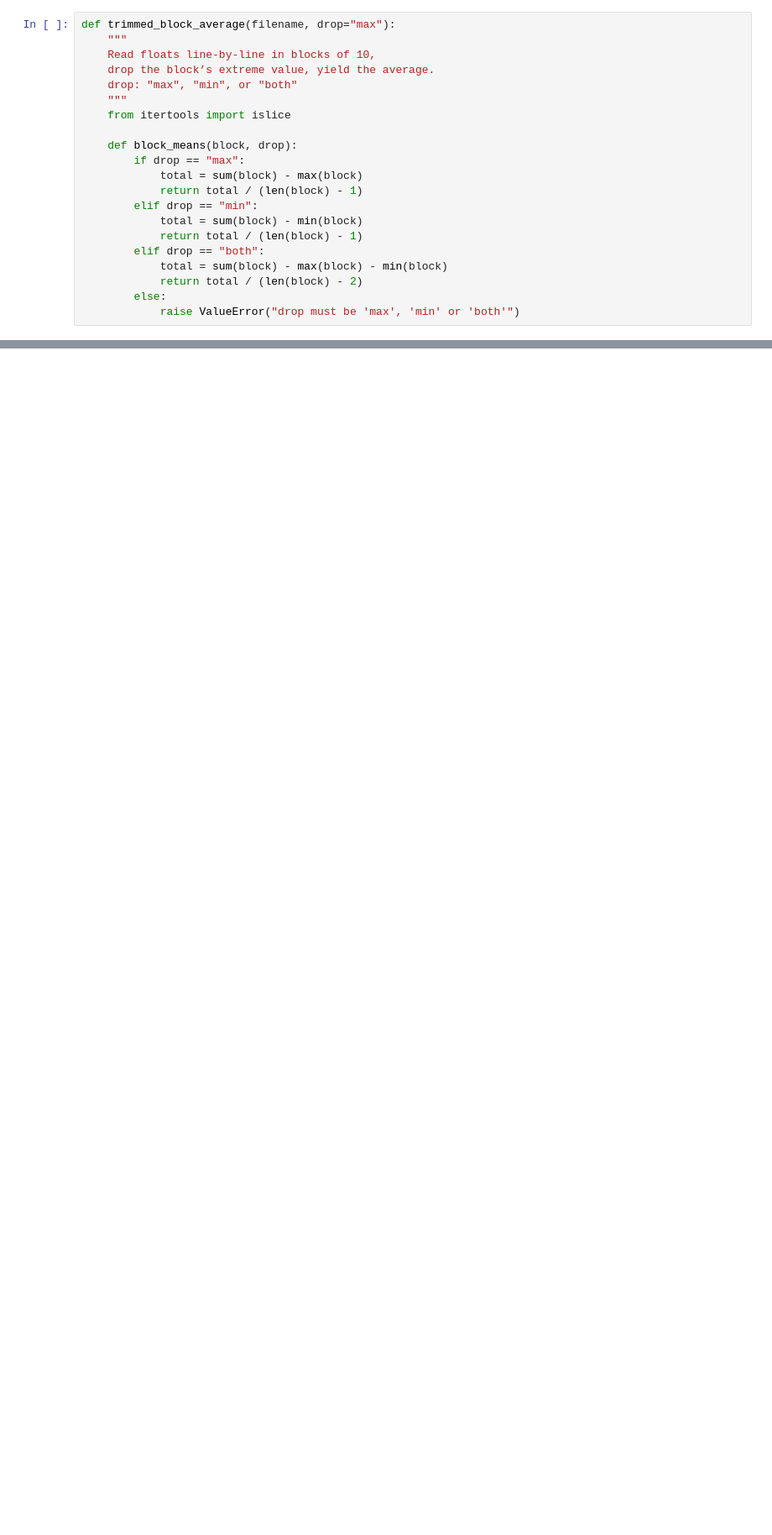
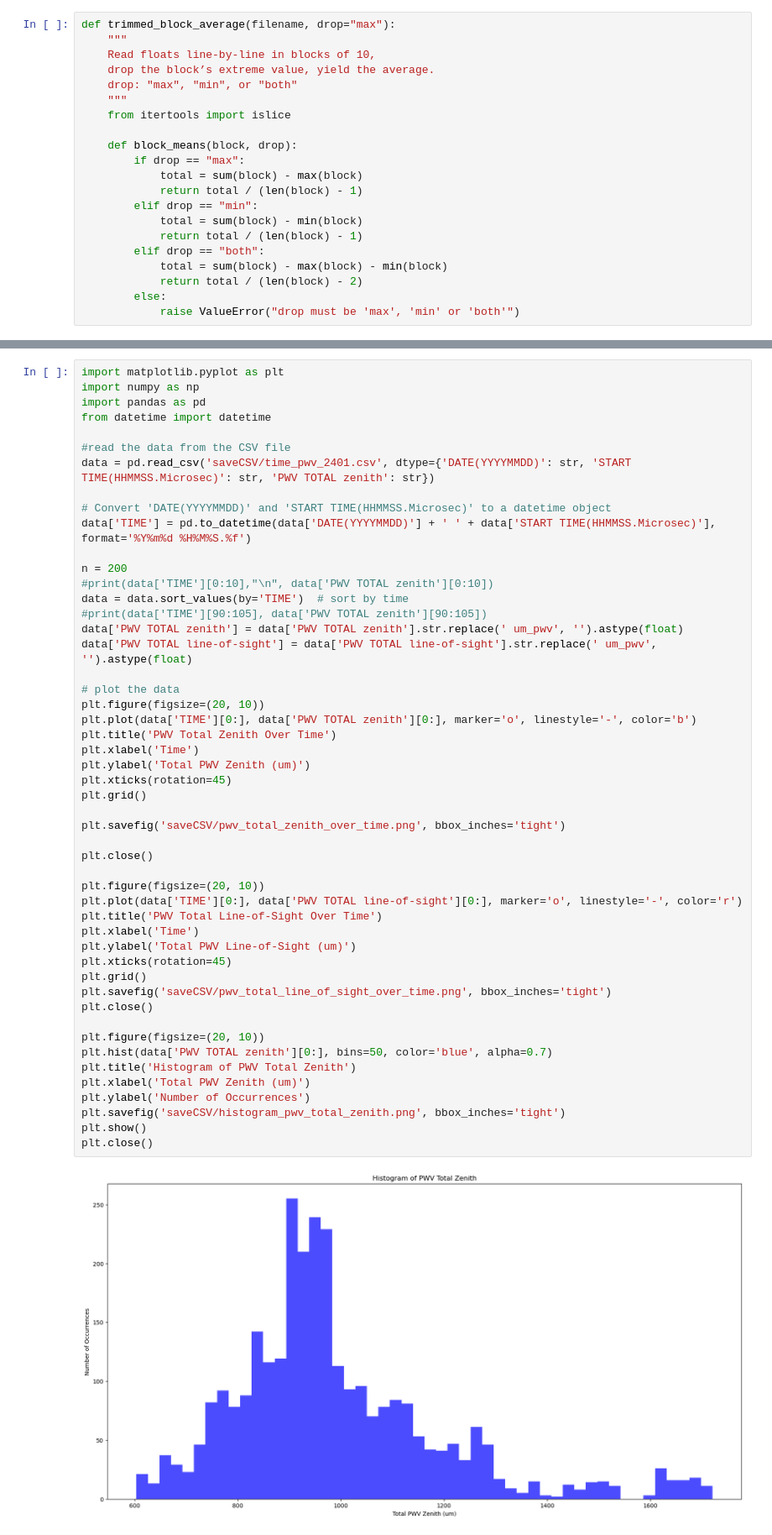
Before and after one commit to ReChen33/252Sum, a Jupyter notebook: Code/Sofia/test.ipynb, the cells around one changed output, grey strips where cells are left out. Shown: that part at 84% size. Saved outputs shown, nothing was run; the diff lists cells and outputs as text; blank space fills up the shorter version.

Commit message:
update and test show for 1 month

```diff
--- a/Code/Sofia/test.ipynb
+++ b/Code/Sofia/test.ipynb
@@ -117,0 +117,52 @@ Average after peakOut:  4.8
+# %%
+import matplotlib.pyplot as plt
+import numpy as np
+import pandas as pd
+from datetime import datetime
+
+#read the data from the CSV file
+data = pd.read_csv('saveCSV/time_pwv_2401.csv', dtype={'DATE(YYYYMMDD)': str, 'START TIME(HHMMSS.Microsec)': str, 'PWV TOTAL zenith': str})
+
+# Convert 'DATE(YYYYMMDD)' and 'START TIME(HHMMSS.Microsec)' to a datetime object
+data['TIME'] = pd.to_datetime(data['DATE(YYYYMMDD)'] + ' ' + data['START TIME(HHMMSS.Microsec)'], format='%Y%m%d %H%M%S.%f')
+
+n = 200
+#print(data['TIME'][0:10],"\n", data['PWV TOTAL zenith'][0:10])
+data = data.sort_values(by='TIME')  # sort by time
+#print(data['TIME'][90:105], data['PWV TOTAL zenith'][90:105])
+data['PWV TOTAL zenith'] = data['PWV TOTAL zenith'].str.replace(' um_pwv', '').astype(float)
+data['PWV TOTAL line-of-sight'] = data['PWV TOTAL line-of-sight'].str.replace(' um_pwv', '').astype(float)
+
+# plot the data
+plt.figure(figsize=(20, 10))
+plt.plot(data['TIME'][0:], data['PWV TOTAL zenith'][0:], marker='o', linestyle='-', color='b')
+plt.title('PWV Total Zenith Over Time')
+plt.xlabel('Time')
+plt.ylabel('Total PWV Zenith (um)')
+plt.xticks(rotation=45)
+plt.grid()
+
+plt.savefig('saveCSV/pwv_total_zenith_over_time.png', bbox_inches='tight')
+
+plt.close()
+
+plt.figure(figsize=(20, 10))
+plt.plot(data['TIME'][0:], data['PWV TOTAL line-of-sight'][0:], marker='o', linestyle='-', color='r')
+plt.title('PWV Total Line-of-Sight Over Time')
+plt.xlabel('Time')
+plt.ylabel('Total PWV Line-of-Sight (um)')
+plt.xticks(rotation=45)
+plt.grid()
+plt.savefig('saveCSV/pwv_total_line_of_sight_over_time.png', bbox_inches='tight')
+plt.close()
+
+plt.figure(figsize=(20, 10))
+plt.hist(data['PWV TOTAL zenith'][0:], bins=50, color='blue', alpha=0.7)
+plt.title('Histogram of PWV Total Zenith')
+plt.xlabel('Total PWV Zenith (um)')
+plt.ylabel('Number of Occurrences')
+plt.savefig('saveCSV/histogram_pwv_total_zenith.png', bbox_inches='tight')
+plt.show()
+plt.close()
+# %% [output]
+[figure, added]
```
Also changed, not shown: parts of 6 cells of this notebook, 41 other files.
